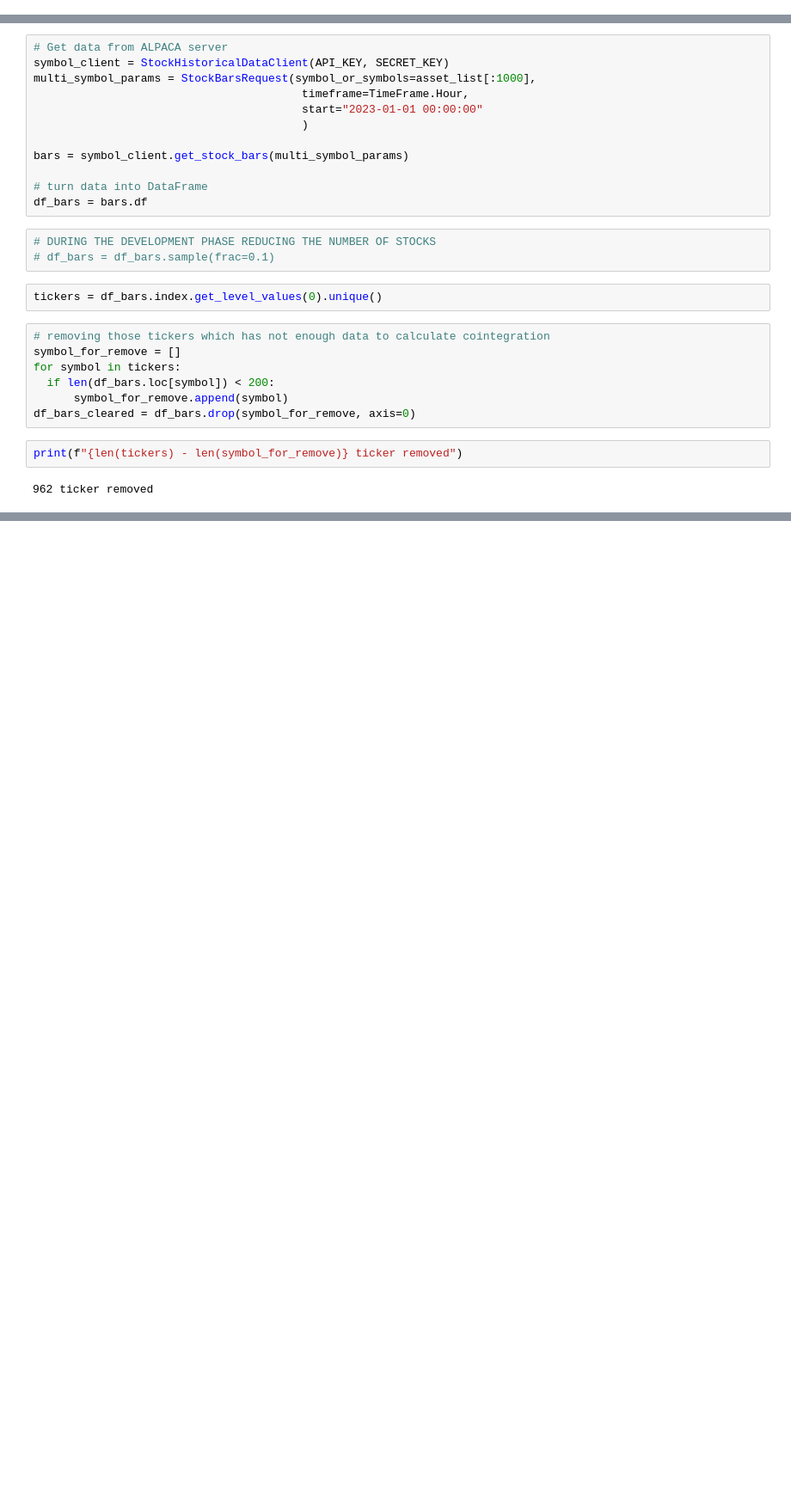
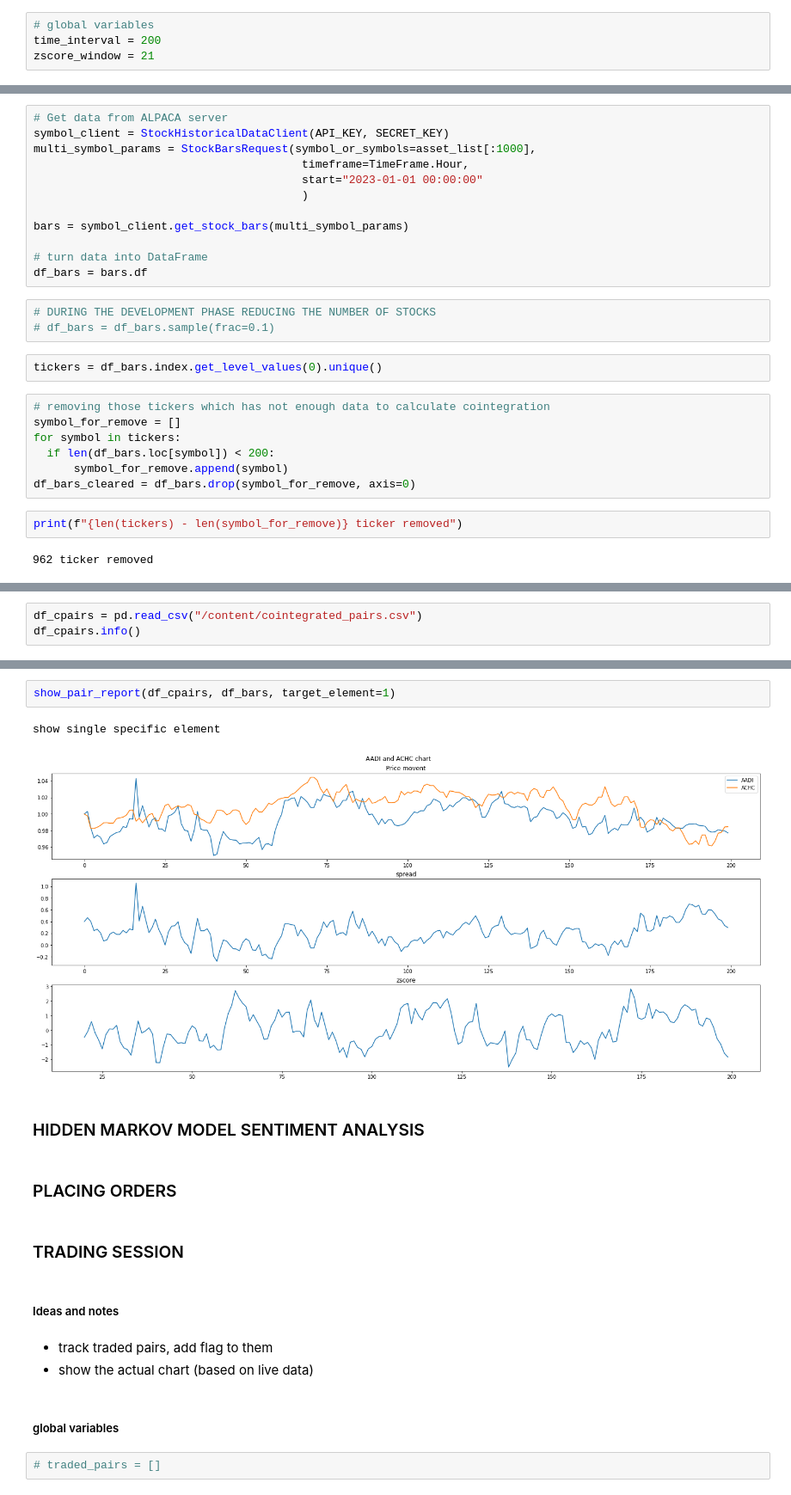
Before and after one commit to benchov/AlgoTrading, a Jupyter notebook: ALPACA_Statistical_Arbitrage_Project.ipynb, the cells around one changed output, grey strips where cells are left out. Shown: that part at 86% size. Saved outputs shown, nothing was run; the diff lists cells and outputs as text; blank space fills up the shorter version.

```diff
--- a/ALPACA_Statistical_Arbitrage_Project.ipynb
+++ b/ALPACA_Statistical_Arbitrage_Project.ipynb
@@ -35,0 +63,4 @@ import pandas as pd
+# %%
+# global variables
+time_interval = 200
+zscore_window = 21
@@ -243,0 +375,3 @@ done
+# %%
+df_cpairs = pd.read_csv("/content/cointegrated_pairs.csv")
+df_cpairs.info()
@@ -243,0 +412,22 @@ done
+# %%
+show_pair_report(df_cpairs, df_bars, target_element=1)
+# %% [output]
+show single specific element
+[figure, added]
+# %% [markdown]
+### HIDDEN MARKOV MODEL SENTIMENT ANALYSIS
+# %% [markdown]
+### PLACING ORDERS
+# %% [markdown]
+### TRADING SESSION
+# %% [markdown]
+##### Ideas and notes
+# %% [markdown]
+
+
+*   track traded pairs, add flag to them
+*   show the actual chart (based on live data)
+# %% [markdown]
+##### global variables
+# %%
+# traded_pairs = []
```
Also changed, not shown: parts of 33 cells of this notebook.
